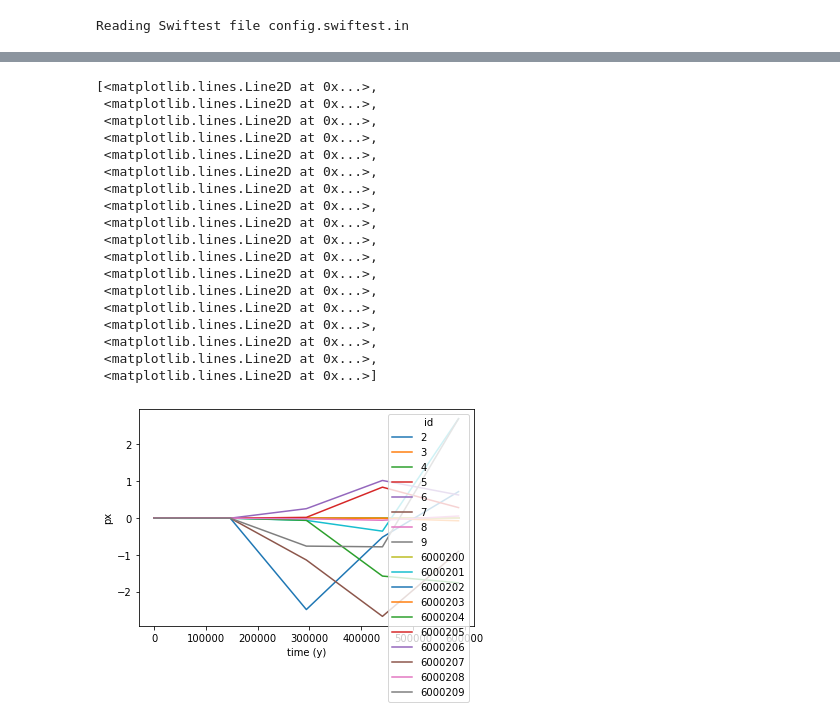
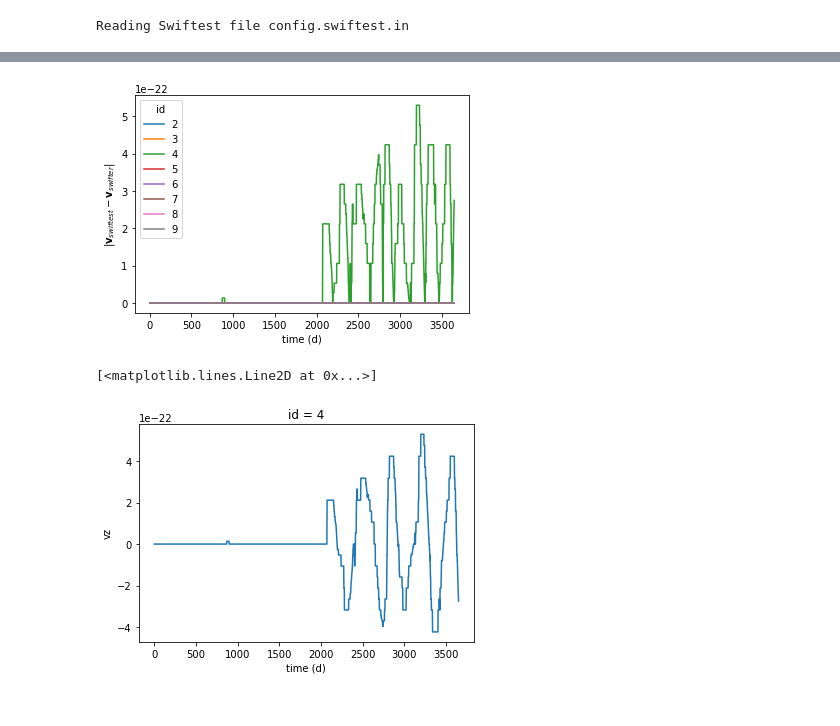
Before and after one commit to MintonGroup/swiftest, a Jupyter notebook: examples/rmvs_swifter_comparison/mars_ejecta/swiftest_rmvs_vs_swifter_rmvs.ipynb, the cells around one changed output, grey strips where cells are left out. Saved outputs shown, nothing was run; the diff lists cells and outputs as text; code cells hidden in the pictures.

Commit message:
Updated notebook with better plotting

```diff
--- a/examples/rmvs_swifter_comparison/mars_ejecta/swiftest_rmvs_vs_swifter_rmvs.ipynb
+++ b/examples/rmvs_swifter_comparison/mars_ejecta/swiftest_rmvs_vs_swifter_rmvs.ipynb
@@ -36,4 +36,7 @@ Data variables:
 # %%
 swiftdiff = swiftestdat - swifterdat
 # %%
-swiftdiff = swiftdiff.rename({'time' : 'time (y)'})
+swiftdiff = swiftdiff.rename({'time' : 'time (d)'})
+# %%
+swiftdiff['rmag'] = np.sqrt(swiftdiff['px']**2 + swiftdiff['py']**2 + swiftdiff['pz']**2)
+swiftdiff['vmag'] = np.sqrt(swiftdiff['vx']**2 + swiftdiff['vy']**2 + swiftdiff['vz']**2)
@@ -40,22 +57,14 @@ swiftdiff = swiftdiff.rename({'time' : 'time (y)'})
+# %%
+fig, ax = plt.subplots()
+swiftdiff['vmag'].sel(id=plidx).plot.line(ax=ax, x="time (d)")
+ax.set_ylabel("$|\mathbf{v}_{swiftest} - \mathbf{v}_{swifter}|$")
+#legend = ax.legend()
+#legend.remove
+fig.savefig("rmvs_swifter_comparison-mars_ejecta-vmag.png", facecolor='white', transparent=False, dpi=300)
+# %% [output]
+[figure, added]
 # %%
-swiftdiff['px'].plot.line(x="time (y)")
+swiftdiff['vz'].sel(id=4).plot.line(x="time (d)")
 # %% [output]
-[<matplotlib.lines.Line2D at 0x...>,
- <matplotlib.lines.Line2D at 0x...>,
- <matplotlib.lines.Line2D at 0x...>,
- <matplotlib.lines.Line2D at 0x...>,
- <matplotlib.lines.Line2D at 0x...>,
- <matplotlib.lines.Line2D at 0x...>,
- <matplotlib.lines.Line2D at 0x...>,
- <matplotlib.lines.Line2D at 0x...>,
- <matplotlib.lines.Line2D at 0x...>,
- <matplotlib.lines.Line2D at 0x...>,
- <matplotlib.lines.Line2D at 0x...>,
- <matplotlib.lines.Line2D at 0x...>,
- <matplotlib.lines.Line2D at 0x...>,
- <matplotlib.lines.Line2D at 0x...>,
- <matplotlib.lines.Line2D at 0x...>,
- <matplotlib.lines.Line2D at 0x...>,
- <matplotlib.lines.Line2D at 0x...>,
- <matplotlib.lines.Line2D at 0x...>]
+[<matplotlib.lines.Line2D at 0x...>]
-[figure, old version]
+[figure, new version]
```
Also changed, not shown: parts of 7 cells of this notebook.
